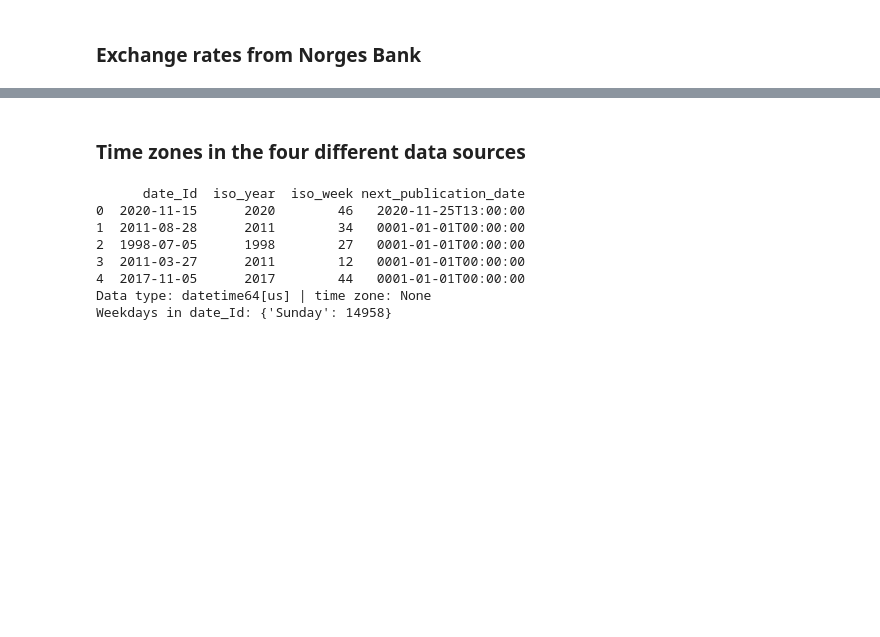
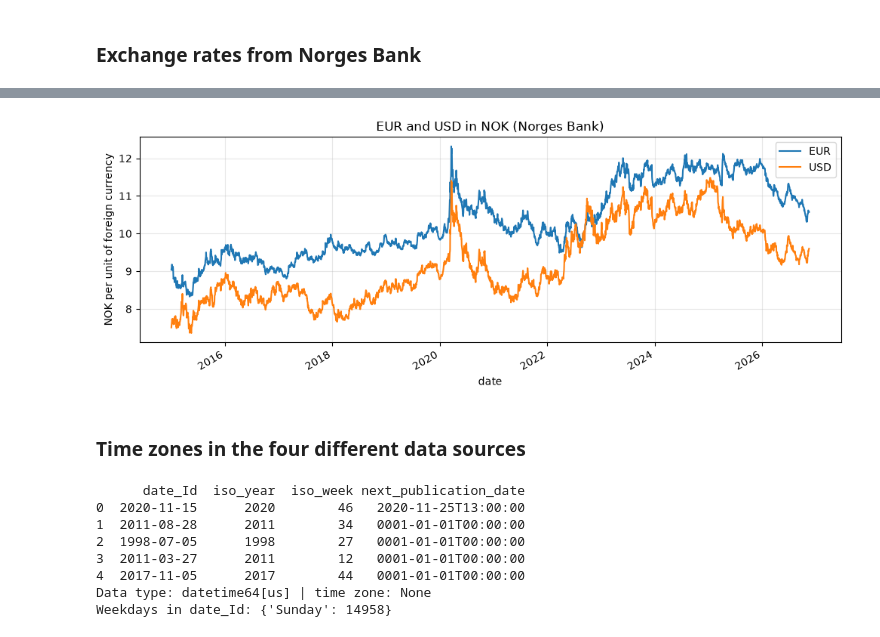
Before and after one commit to Simen03/simen03-ind320-app, a Jupyter notebook: notebooks/part4_project.ipynb, the cells around one changed output, grey strips where cells are left out. Saved outputs shown, nothing was run; the diff lists cells and outputs as text; code cells hidden in the pictures; blank space fills up the shorter version.

```diff
--- a/notebooks/part4_project.ipynb
+++ b/notebooks/part4_project.ipynb
@@ -72,3 +97,10 @@ rates.tail()
+# %%
+# Plot both currencies over time to check that the downloaded series look reasonable
+ax = rates.plot(figsize=(12, 4), title="EUR and USD in NOK (Norges Bank)")
+ax.set_ylabel("NOK per unit of foreign currency")
+ax.grid(alpha=0.3)
+# %% [output]
+[figure, added]
 # %% [markdown]
 ### Time zones in the four different data sources
 # %%
```
Also changed, not shown: parts of 17 cells of this notebook, 14 other files.
